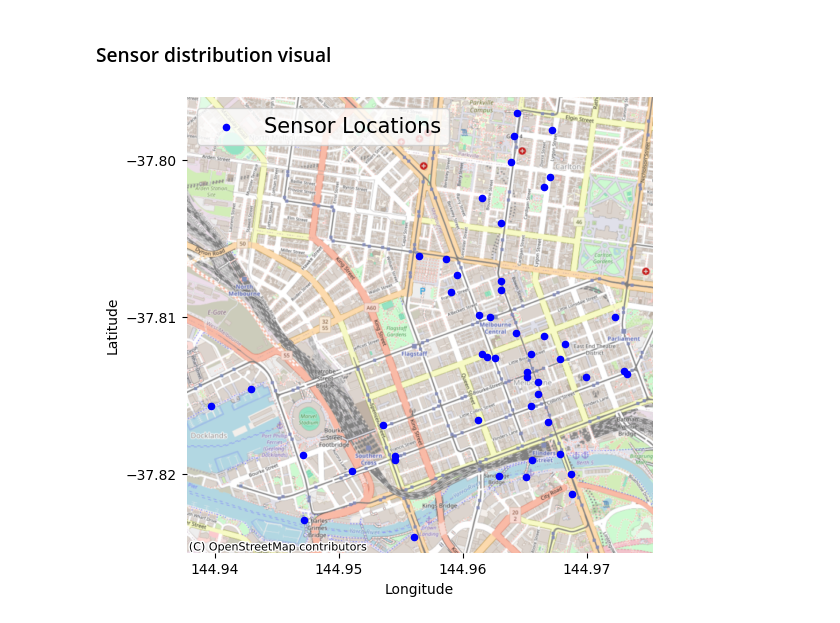
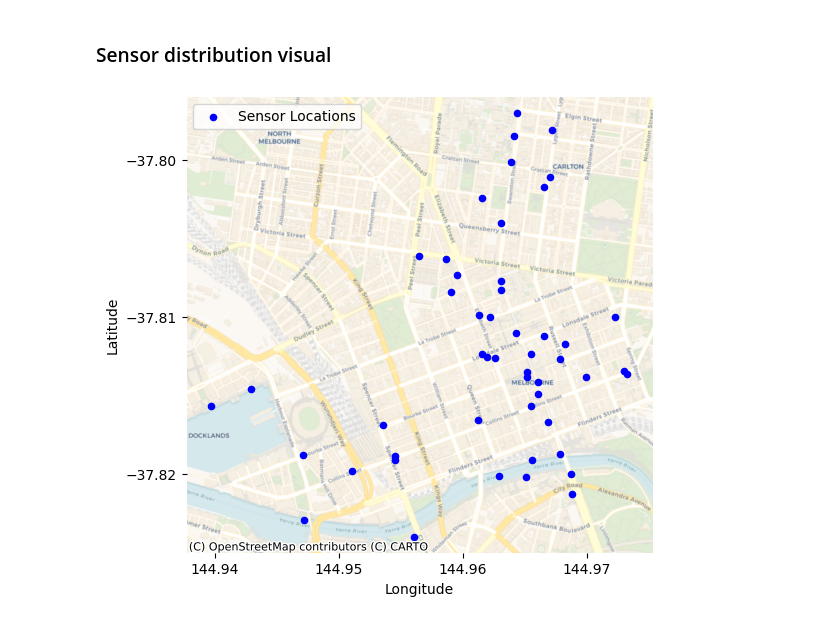
Before and after one commit to EPFL-ETHOS-Lab/urban-walkability-insights, a Jupyter notebook: data_processing.ipynb, the cells around one changed output. Saved outputs shown, nothing was run; the diff lists cells and outputs as text; code cells hidden in the pictures.

Commit message:
Update sensor_locations_map

```diff
--- a/data_processing.ipynb
+++ b/data_processing.ipynb
@@ -1273,36 +1273,39 @@ fig, ax = plt.subplots(figsize=(6, 6))
 # Plot the sensor locations in WGS84 (EPSG:4326) - natural lat/lon
 geo_df.plot(ax=ax, color='blue', markersize=20, label='Sensor Locations')
 
+
 # Convert a copy of the GeoDataFrame to Web Mercator (EPSG:3857) for basemap
 geo_df_mercator = geo_df.to_crs(epsg=3857)
 
 # Get the Web Mercator bounds (xmin, ymin, xmax, ymax)
 minx, miny, maxx, maxy = geo_df_mercator.total_bounds
 
 # Add basemap (contextily requires EPSG:3857)
-ctx.add_basemap(ax, crs=geo_df.crs, source=ctx.providers.OpenStreetMap.Mapnik, alpha=0.9)
+# ctx.add_basemap(ax, crs=geo_df.crs, source=ctx.providers.OpenStreetMap.Mapnik, alpha=0.9)
+ctx.add_basemap(ax, crs=geo_df.crs, source=ctx.providers.CartoDB.Voyager)
+# ctx.add_basemap(ax, crs=geo_df.crs, source=ctx.providers.Esri.WorldTopoMap, alpha=0.9)
 
 # Manually set the x/y limits using original WGS84 data (not Web Mercator!)
 ax.set_xlim(geo_df.total_bounds[0]-0.002, geo_df.total_bounds[2]+0.002)
 ax.set_ylim(geo_df.total_bounds[1]-0.001, geo_df.total_bounds[3]+0.001)
 
 # Reduce number of ticks and let Matplotlib pick "nice" values
 ax.xaxis.set_major_locator(mticker.MaxNLocator(nbins=4, prune='both'))
 ax.yaxis.set_major_locator(mticker.MaxNLocator(nbins=3, prune='both'))
 
 # Prevent scientific notation but keep natural decimal formatting
 ax.xaxis.get_major_formatter().set_scientific(False)
 ax.yaxis.get_major_formatter().set_scientific(False)
 ax.xaxis.get_major_formatter().set_useOffset(False)
 ax.yaxis.get_major_formatter().set_useOffset(False)
 # Remove the frame (spines) of the plot
 for spine in ax.spines.values():
     spine.set_visible(False)
 
 ax.set_xlabel("Longitude")
 ax.set_ylabel("Latitude")
-plt.legend(loc="upper left", fontsize=15)
-# plt.savefig(os.path.join(output_dir,'fig_02_sensor_locations_map.png'), dpi=1000, bbox_inches='tight')
+plt.legend(loc="upper left", fontsize=10)
+plt.savefig(os.path.join(output_dir,'fig_02_sensor_locations_map.png'), dpi=1000, bbox_inches='tight')
 plt.show()
 # %% [output]
-[figure, old version]
+[figure, new version]
```
